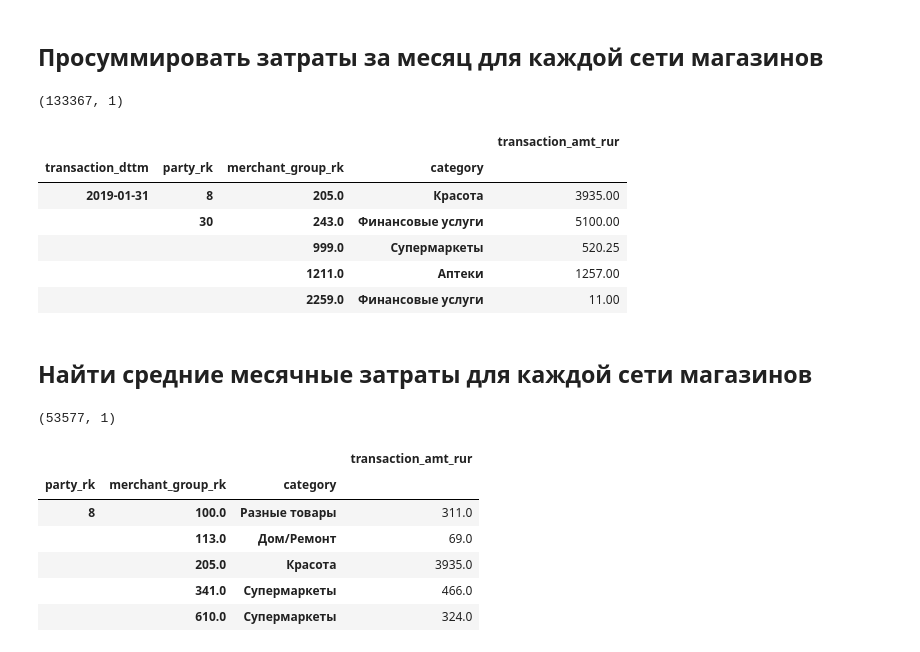
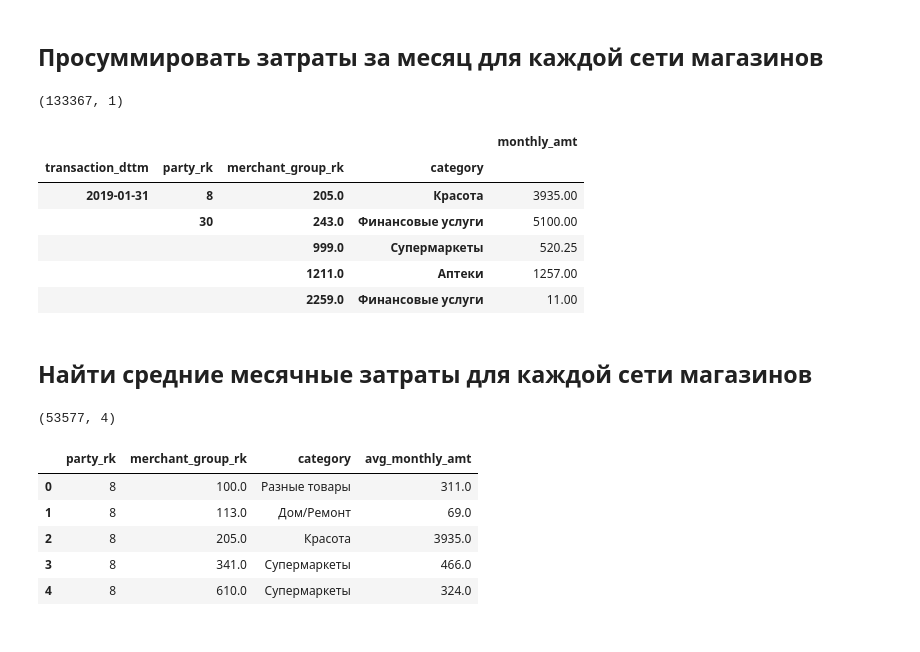
Before and after one commit to egorgladin/financial_advice, a Jupyter notebook: bank_topic_modelling.ipynb, the cells around one changed output. Saved outputs shown, nothing was run; the diff lists cells and outputs as text; code cells hidden in the pictures.

```diff
--- a/bank_topic_modelling.ipynb
+++ b/bank_topic_modelling.ipynb
@@ -6,9 +8,12 @@ import scipy.sparse.linalg as spsplin
 # %% [markdown]
 ## Загрузить транзакции
 # %%
-transactions_file = "hackathon_data/avk_hackathon_data_transactions.csv"
+# some_clients = [29815, 51978]
+
+transactions_file = "../hackathon_data/avk_hackathon_data_transactions.csv"
 useful_cols = ['party_rk', 'transaction_dttm', 'transaction_amt_rur', 'merchant_group_rk', 'category']
 transactions = pd.read_csv(transactions_file, usecols=useful_cols, parse_dates=['transaction_dttm'])
+# transactions = transactions.loc[transactions['party_rk'].isin(some_clients)]
 print(transactions.shape)
 transactions.head()
 # %% [output]
@@ -22,9 +27,10 @@ transactions.head()
 # %% [markdown]
 ## Загрузить данные о возрасте
 # %%
-socdem_file = "hackathon_data/avk_hackathon_data_party_x_socdem.csv"
+socdem_file = "../hackathon_data/avk_hackathon_data_party_x_socdem.csv"
 useful_cols = ['party_rk', 'age']
 socdem = pd.read_csv(socdem_file, usecols=useful_cols)
+# socdem = socdem.loc[socdem['party_rk'].isin(some_clients)]
 print(socdem.shape)
 socdem.head()
 # %% [output]
@@ -56,11 +62,12 @@ df.head()
 # %%
 monthly = pd.Grouper(key='transaction_dttm',freq='M')
 df_monthly = df.groupby([monthly, 'party_rk', 'merchant_group_rk', 'category']).agg({'transaction_amt_rur': 'sum'})
+df_monthly.rename(columns={'transaction_amt_rur': 'monthly_amt'}, inplace=True)
 print(df_monthly.shape)
 df_monthly.head()
 # %% [output]
 (133367, 1)
-|  |  |  |  | transaction_amt_rur |
+|  |  |  |  | monthly_amt |
 | transaction_dttm | party_rk | merchant_group_rk | category |  |
 | 2019-01-31 | 8 | 205.0 | Красота | 3935.00 |
 |  | 30 | 243.0 | Финансовые услуги | 5100.00 |
@@ -70,16 +77,16 @@ df_monthly.head()
 # %% [markdown]
 ## Найти средние месячные затраты для каждой сети магазинов
 # %%
-df_monthly = df_monthly.groupby(['party_rk', 'merchant_group_rk', 'category']).agg({'transaction_amt_rur': 'mean'})
+df_monthly = df_monthly.groupby(['party_rk', 'merchant_group_rk', 'category']).agg({'monthly_amt': 'mean'})
+df_monthly.rename(columns={'monthly_amt': 'avg_monthly_amt'}, inplace=True)
 df_monthly.reset_index(inplace=True)
 print(df_monthly.shape)
 df_monthly.head()
 # %% [output]
-(53577, 1)
+(53577, 4)
-|  |  |  | transaction_amt_rur |
-| party_rk | merchant_group_rk | category |  |
-| 8 | 100.0 | Разные товары | 311.0 |
-|  | 113.0 | Дом/Ремонт | 69.0 |
-|  | 205.0 | Красота | 3935.0 |
-|  | 341.0 | Супермаркеты | 466.0 |
-|  | 610.0 | Супермаркеты | 324.0 |
+|  | party_rk | merchant_group_rk | category | avg_monthly_amt |
+| 0 | 8 | 100.0 | Разные товары | 311.0 |
+| 1 | 8 | 113.0 | Дом/Ремонт | 69.0 |
+| 2 | 8 | 205.0 | Красота | 3935.0 |
+| 3 | 8 | 341.0 | Супермаркеты | 466.0 |
+| 4 | 8 | 610.0 | Супермаркеты | 324.0 |
```
Also changed, not shown: parts of 19 cells of this notebook.
